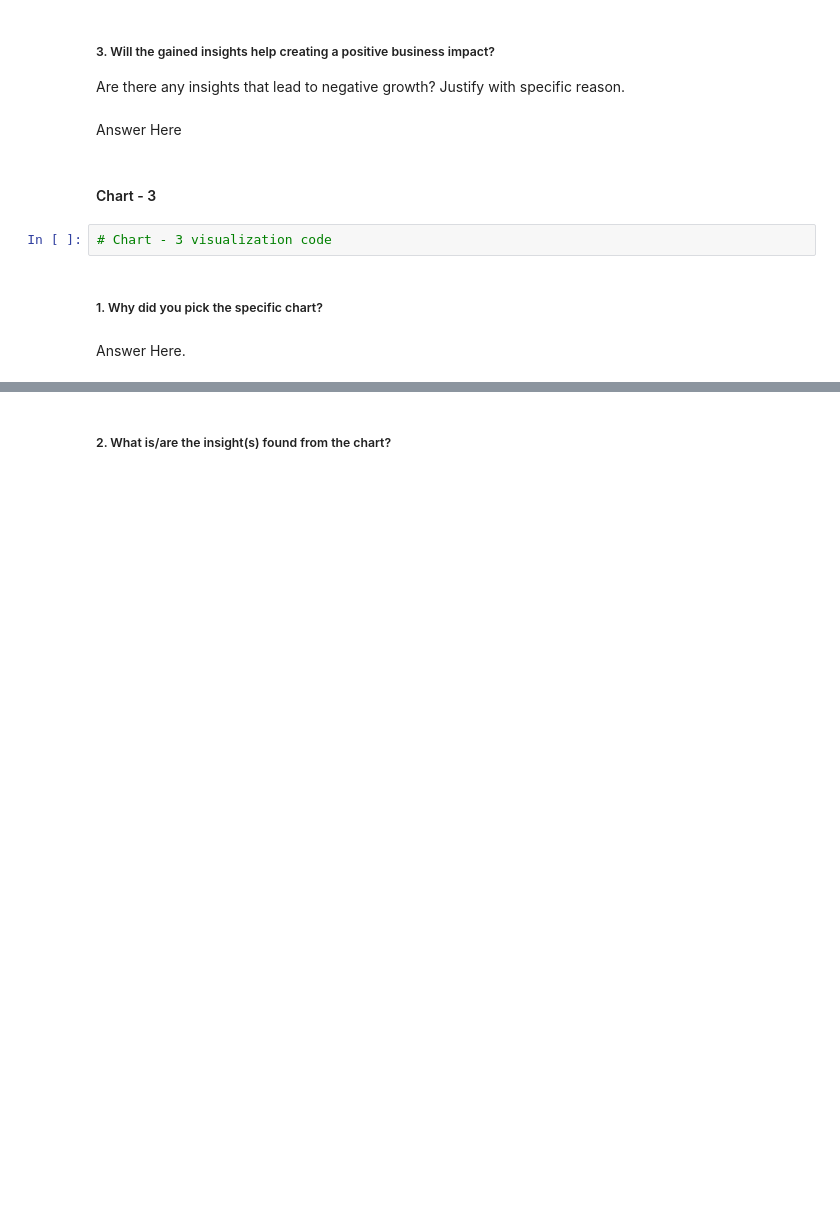
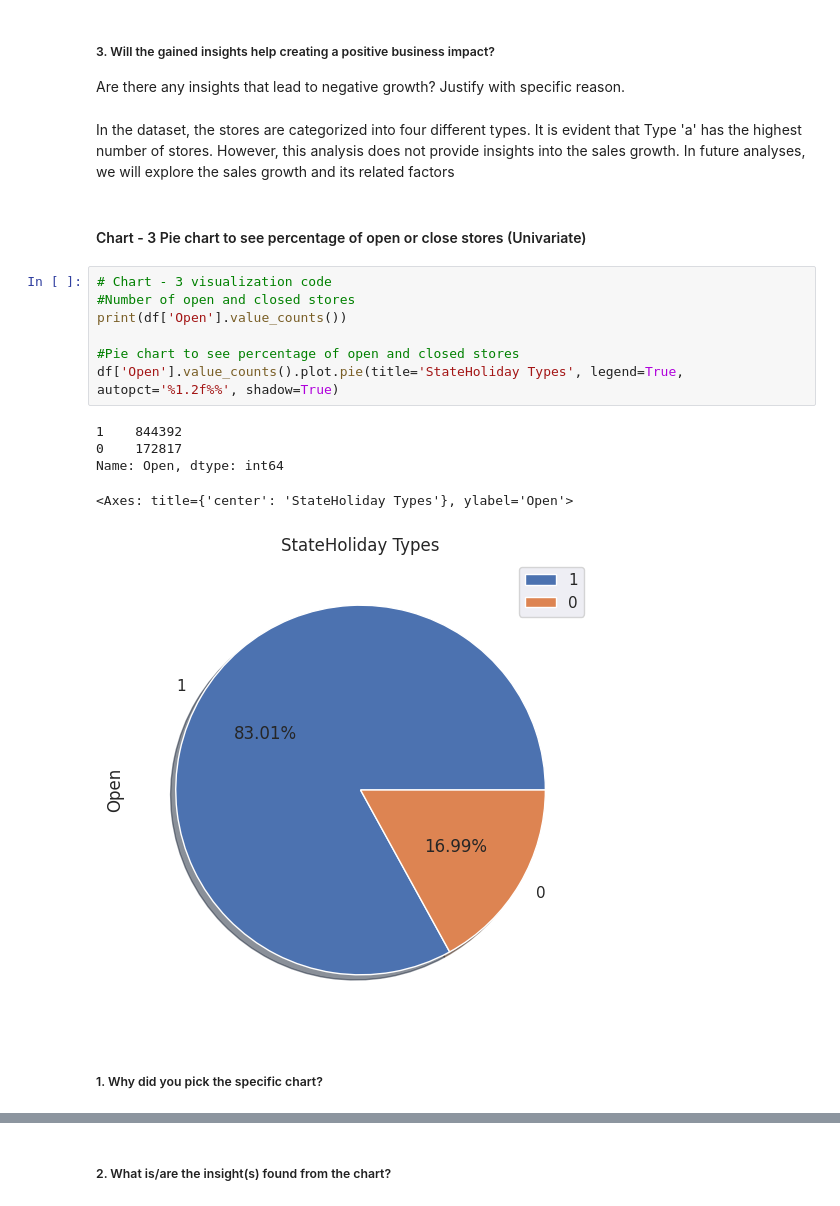
Before and after one commit to github-osama/Retail-Sales-Prediction-Regression-Project, a Jupyter notebook: Retail_Sales_Prediction_(Regression_Project).ipynb, the cells around one changed output, grey strips where cells are left out. Saved outputs shown, nothing was run; the diff lists cells and outputs as text; blank space fills up the shorter version.

```diff
--- a/Retail_Sales_Prediction_(Regression_Project).ipynb
+++ b/Retail_Sales_Prediction_(Regression_Project).ipynb
@@ -172,13 +722,22 @@ Answer Here
 # %% [markdown]
 ##### 3. Will the gained insights help creating a positive business impact?
 Are there any insights that lead to negative growth? Justify with specific reason.
-# %% [markdown]
-Answer Here
-# %% [markdown]
-#### Chart - 3
-# %%
-# Chart - 3 visualization code
+# %% [markdown]
+In the dataset, the stores are categorized into four different types. It is evident that Type 'a' has the highest number of stores. However, this analysis does not provide insights into the sales growth. In future analyses, we will explore the sales growth and its related factors
+# %% [markdown]
+#### Chart - 3 Pie chart to see percentage of open or close stores (Univariate)
+# %%
+# Chart - 3 visualization code
+#Number of open and closed stores
+print(df['Open'].value_counts())
+
+#Pie chart to see percentage of open and closed stores
+df['Open'].value_counts().plot.pie(title='StateHoliday Types', legend=True, autopct='%1.2f%%', shadow=True)
+# %% [output]
+1    844392
+0    172817
+Name: Open, dtype: int64
+<Axes: title={'center': 'StateHoliday Types'}, ylabel='Open'>
+[figure, added]
 # %% [markdown]
 ##### 1. Why did you pick the specific chart?
-# %% [markdown]
-Answer Here.
```
Also changed, not shown: parts of 110 cells of this notebook.
